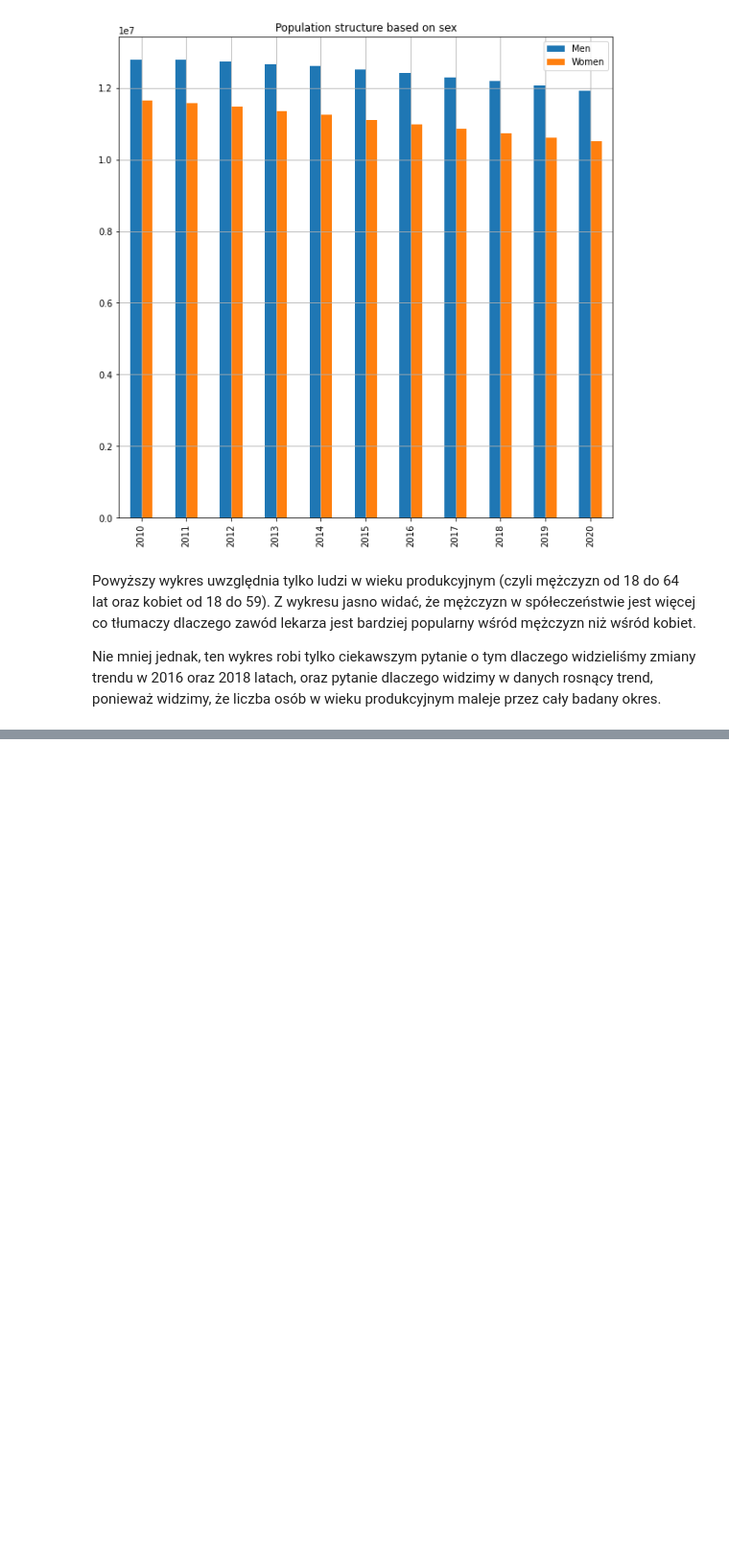
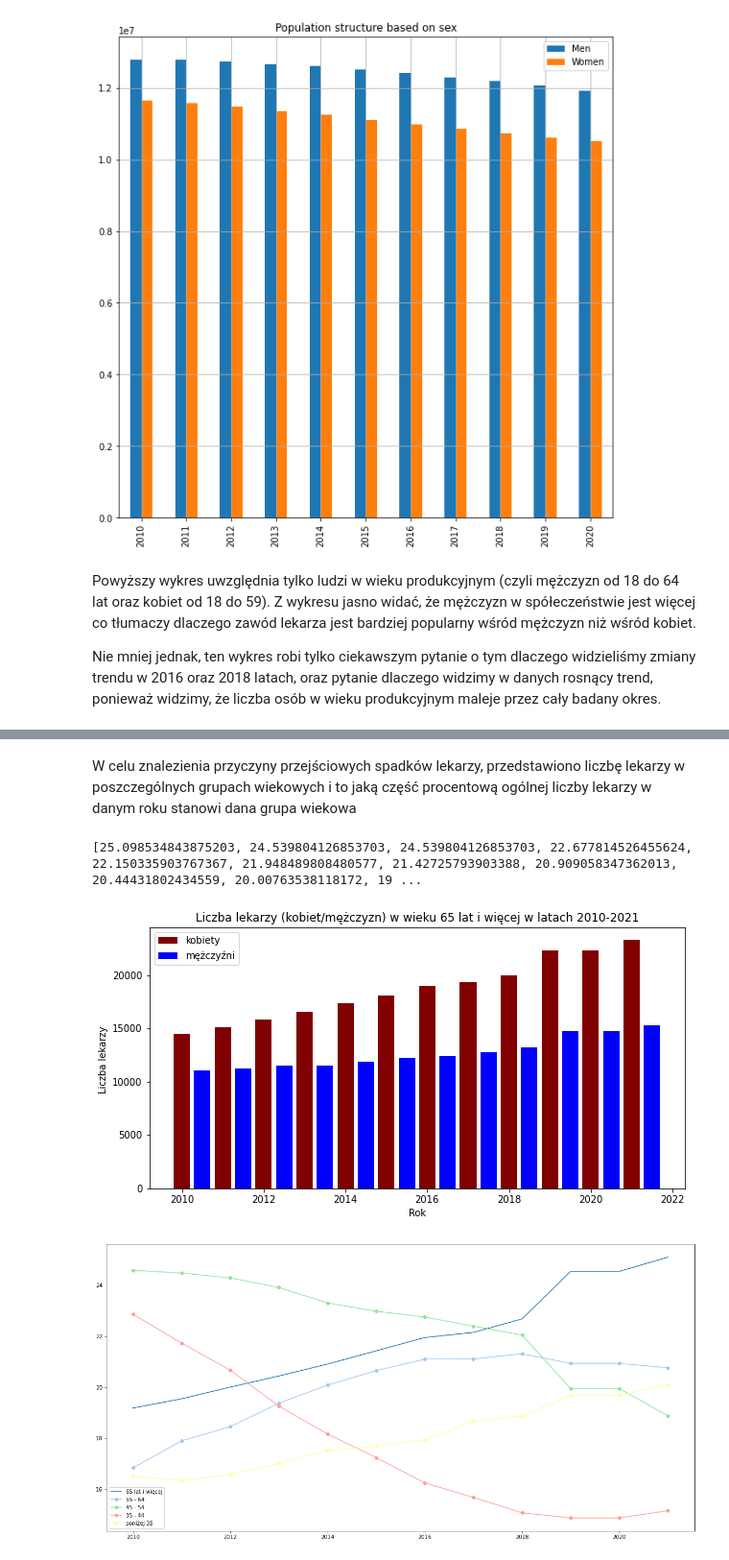
Before and after one commit to Qwebeck/medical-trends-exploration, a Jupyter notebook: notebooks/playground.ipynb, the cells around one changed output, grey strips where cells are left out. Shown: that part at 96% size. Cells and saved outputs as stored; diff of their text form; code cells hidden in the pictures; blank space fills up the shorter version.

```diff
--- a/notebooks/playground.ipynb
+++ b/notebooks/playground.ipynb
@@ -118,0 +196,56 @@ Nie mniej jednak, ten wykres robi tylko ciekawszym pytanie o tym dlaczego widzie
+# %% [markdown]
+W celu znalezienia przyczyny przejściowych spadków lekarzy, przedstawiono liczbę lekarzy w poszczególnych grupach wiekowych i to jaką część procentową ogólnej liczby lekarzy w danym roku stanowi dana grupa wiekowa
+# %%
+
+over65_m = [int(x.replace(" ", "")) for x in doc_age['65 i więcej M']]
+over65_k = [int(x.replace(" ", "")) for x in doc_age['65 i więcej K']]
+k_5564 = [int(x.replace(" ", "")) for x in doc_age['55-64 K']]
+m_5564 = [int(x.replace(" ", "")) for x in doc_age['55-64 M']]
+k_4554 = [int(x.replace(" ", "")) for x in doc_age['45-54 K']]
+m_4554 = [int(x.replace(" ", "")) for x in doc_age['45-54 M']]
+k_3544 = [int(x.replace(" ", "")) for x in doc_age['35-44 K']]
+m_3544 = [int(x.replace(" ", "")) for x in doc_age['35-44 M']]
+under35_k = [int(x.replace(" ", "")) for x in doc_age['poniżej 35 K']]
+under35_m = [int(x.replace(" ", "")) for x in doc_age['poniżej 35 M']]
+total_int = [int(x.replace(" ", "")) for x in doc_age['ogółem']]
+over65_sum_k_m = [x+y for x,y in zip(over65_m,over65_k)]
+over65_sum_proc = [(x/y)*100 for x,y in zip(over65_sum_k_m, total_int)]
+sum_5564 = [x+y for x,y in zip(k_5564,m_5564)]
+sum_proc_5564 = [(x/y)*100 for x,y in zip(sum_5564,total_int)]
+sum_4554  = [x+y for x,y in zip(k_4554,m_4554)]
+sum_proc_4554 = [(x/y)*100 for x,y in zip(sum_4554,total_int)]
+sum_3544 = [x+y for x,y in zip(k_3544,m_3544)]
+sum_proc_3544 = [(x/y)*100 for x,y in zip(sum_3544,total_int)]
+under35_sum =  [x+y for x,y in zip(under35_k,under35_m)]
+under35_sum_proc = [(x/y)*100 for x,y in zip(under35_sum,total_int)]
+years = doc_age['rok']
+print(over65_sum_proc)
+barWidth = 0.5
+years_b = [x + barWidth for x in years]
+plt.rcParams["figure.figsize"] = (20,10)
+def age_m_w_plot(m,w,xm,xw,tit):
+        fig = plt.figure(figsize = (10, 5))
+        # creating the bar plot
+        plt.bar(xw, w, color ='maroon',
+                width = 0.4,label="kobiety")
+        plt.bar(xm, m, color ='blue',
+                width = 0.4, label="mężczyźni")
+        plt.xlabel("Rok")
+        plt.ylabel("Liczba lekarzy ")
+        plt.title(tit)
+        plt.legend()
+        plt.show()
+
+age_m_w_plot(over65_m,over65_k,years_b,years,'Liczba lekarzy (kobiet/mężczyzn) w wieku 65 lat i więcej w latach 2010-2021')
+plt.plot(years, over65_sum_proc, label = "65 lat i więcej")
+plt.plot(years, sum_proc_5564, 'ob-',label = "55 - 64")
+plt.plot(years, sum_proc_4554,'og-', label = "45 - 54")
+plt.plot(years, sum_proc_3544, 'or-',label = "35 - 44")
+plt.plot(years, under35_sum_proc, 'oy-',label = "poniżej 35")
+plt.title("Procentowy udział poszczególnych grup wiekowych w ogólnej liczbie lekarzy w latach 2010-2021")
+plt.legend()
+plt.show()
+# %% [output]
+[25.098534843875203, 24.539804126853703, 24.539804126853703, 22.677814526455624, 22.150335903767367, 21.948489808480577, 21.42725793903388, 20.909058347362013, 20.44431802434559, 20.00763538118172, 19 ...
+[figure, added]
+[figure, added]
```
Also changed, not shown: parts of 16 cells of this notebook, 3 other files.
